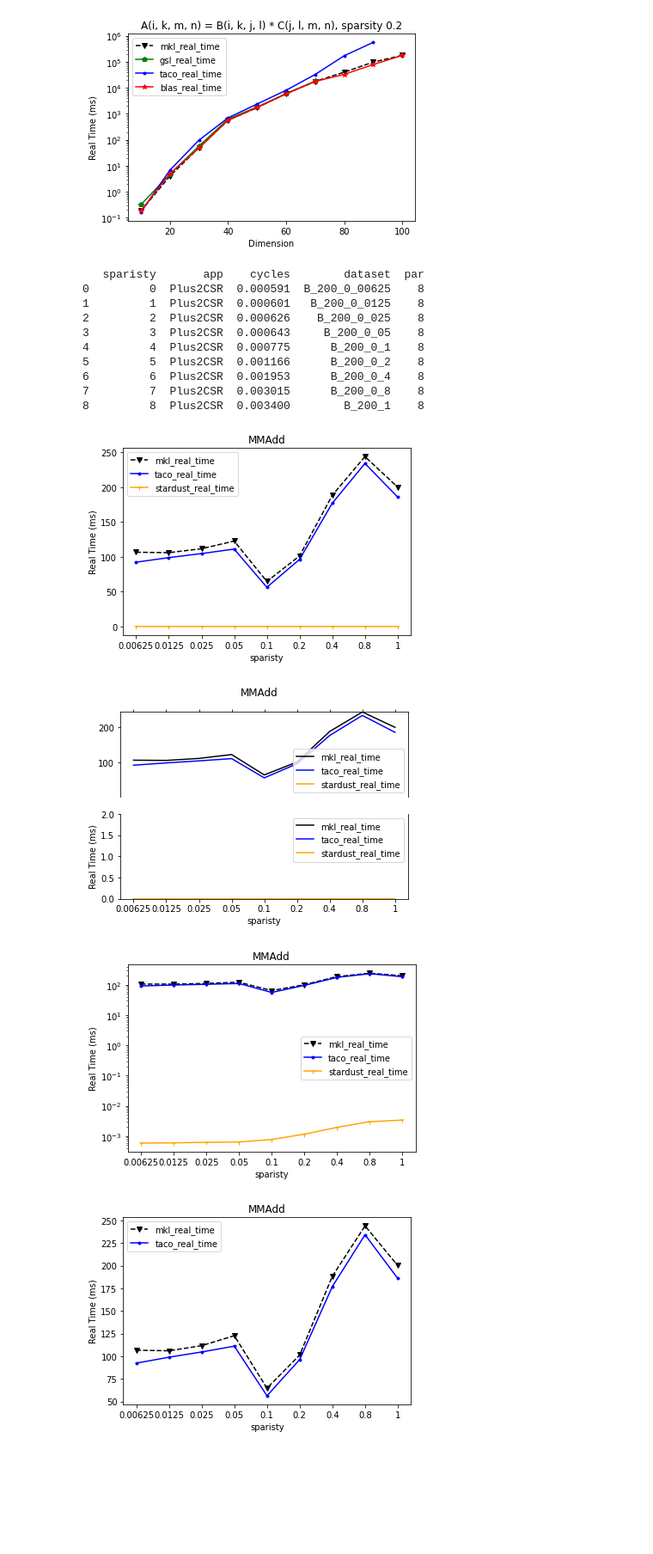
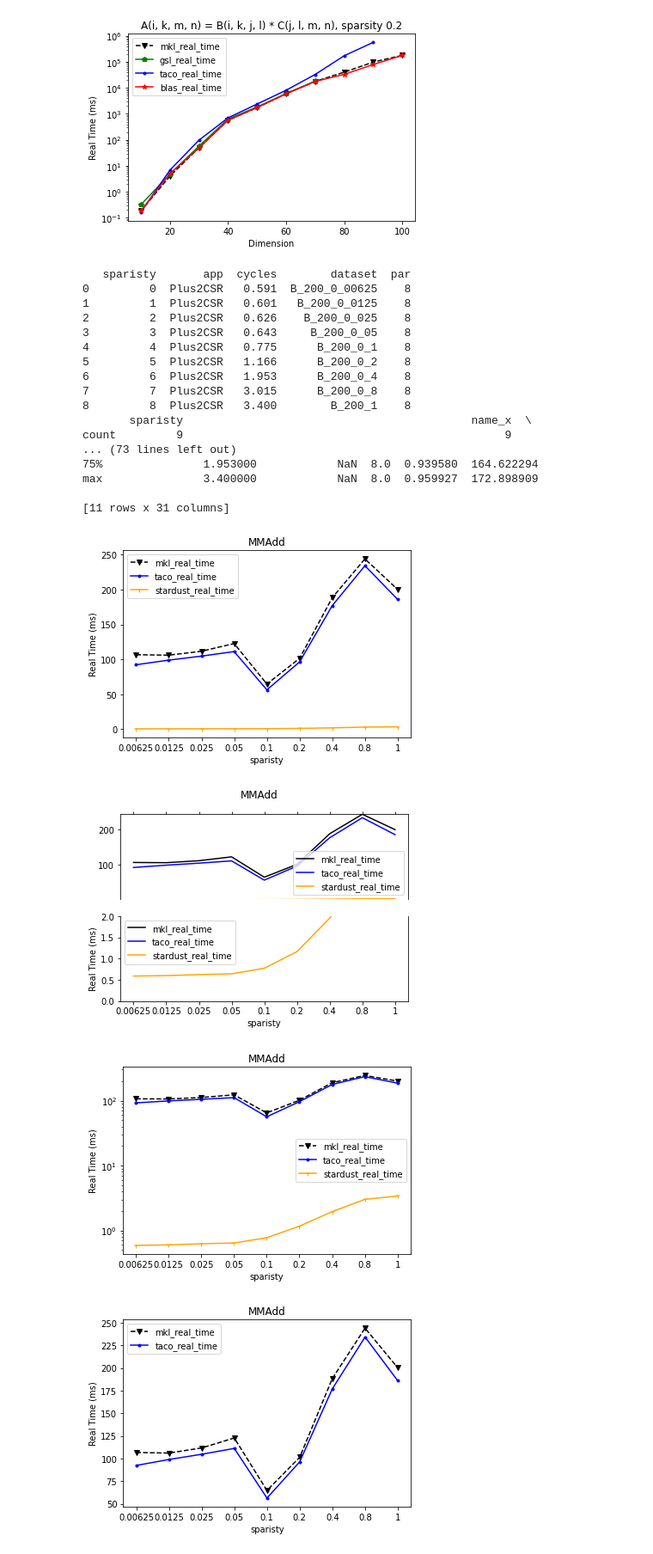
Before and after one commit to tensor-compiler/mosaic-benchmarks, a Jupyter notebook: data-benchmarks/bench-script.ipynb, the cells around one changed output. Shown at 86% size. Drawn from its saved outputs; the diff is of its cells as text; code cells hidden in the pictures; blank space fills up the shorter version.

Commit message:
Update graph for mm_add to use us

```diff
--- a/data-benchmarks/bench-script.ipynb
+++ b/data-benchmarks/bench-script.ipynb
@@ -100,5 +114,5 @@ def save_plots_seperate(name, directory, systems, expr, interval, start, split,
 # %%
-def save_plots_seperate_sparsity(name, directory, systems, expr, split, sparse, result_dir="", stardust=None):
+def save_plots_seperate_sparsity(name, directory, systems, expr, split, sparse, result_dir="", stardust=None, unit="ms"):
 
     result = None
 
@@ -125,7 +139,10 @@ def save_plots_seperate_sparsity(name, directory, systems, expr, split, sparse,
             df = df[df['par'] == 8]
         # Stardust cycles are in ns and call to it takes 0.0002 ms
         df = df[df['app'] == stardust]
-        df['cycles'] = df['cycles'] *1e-6 + 0.0002
+        if unit == "ms":
+            df['cycles'] = df['cycles'] *1e-6 + 0.0002
+        elif unit == "us":
+            df['cycles'] = df['cycles'] *1e-3 + 0.0002*1000
         df = df.reset_index(drop=True)
         df = df.rename_axis('sparisty').reset_index()
         print(df)
@@ -299,21 +316,28 @@ save_plots_seperate("blockedSparse_4T", "./", ["mkl", "gsl"],\
 # %%
 save_plots_seperate_sparsity("mm_add", "./", \
                              ["mkl","taco"], \
-                             "MMAdd", 2,  [.00625, .0125, .025, .05, .1, .2, .4, .8, 1], stardust="Plus2CSR")
+                             "MMAdd", 2,  [.00625, .0125, .025, .05, .1, .2, .4, .8, 1], stardust="Plus2CSR", unit="us")
 # %% [output]
-   sparisty       app    cycles        dataset  par
-0         0  Plus2CSR  0.000591  B_200_0_00625    8
-1         1  Plus2CSR  0.000601   B_200_0_0125    8
-2         2  Plus2CSR  0.000626    B_200_0_025    8
-3         3  Plus2CSR  0.000643     B_200_0_05    8
-4         4  Plus2CSR  0.000775      B_200_0_1    8
-5         5  Plus2CSR  0.001166      B_200_0_2    8
-6         6  Plus2CSR  0.001953      B_200_0_4    8
-7         7  Plus2CSR  0.003015      B_200_0_8    8
-8         8  Plus2CSR  0.003400        B_200_1    8
+   sparisty       app  cycles        dataset  par
+0         0  Plus2CSR   0.591  B_200_0_00625    8
+1         1  Plus2CSR   0.601   B_200_0_0125    8
+2         2  Plus2CSR   0.626    B_200_0_025    8
+3         3  Plus2CSR   0.643     B_200_0_05    8
+4         4  Plus2CSR   0.775      B_200_0_1    8
+5         5  Plus2CSR   1.166      B_200_0_2    8
+6         6  Plus2CSR   1.953      B_200_0_4    8
+7         7  Plus2CSR   3.015      B_200_0_8    8
+8         8  Plus2CSR   3.400        B_200_1    8
+       sparisty                                           name_x  \
+count         9                                                9
+... (73 lines left out)
+75%               1.953000            NaN  8.0  0.939580  164.622294
+max               3.400000            NaN  8.0  0.959927  172.898909
+
+[11 rows x 31 columns]
-[figure, old version]
+[figure, new version]
-[figure, old version]
+[figure, new version]
-[figure, old version]
+[figure, new version]
 # %%
 # %% [output]
 [figure]
```
Also changed, not shown: parts of 1 cell of this notebook, 2 other files.
